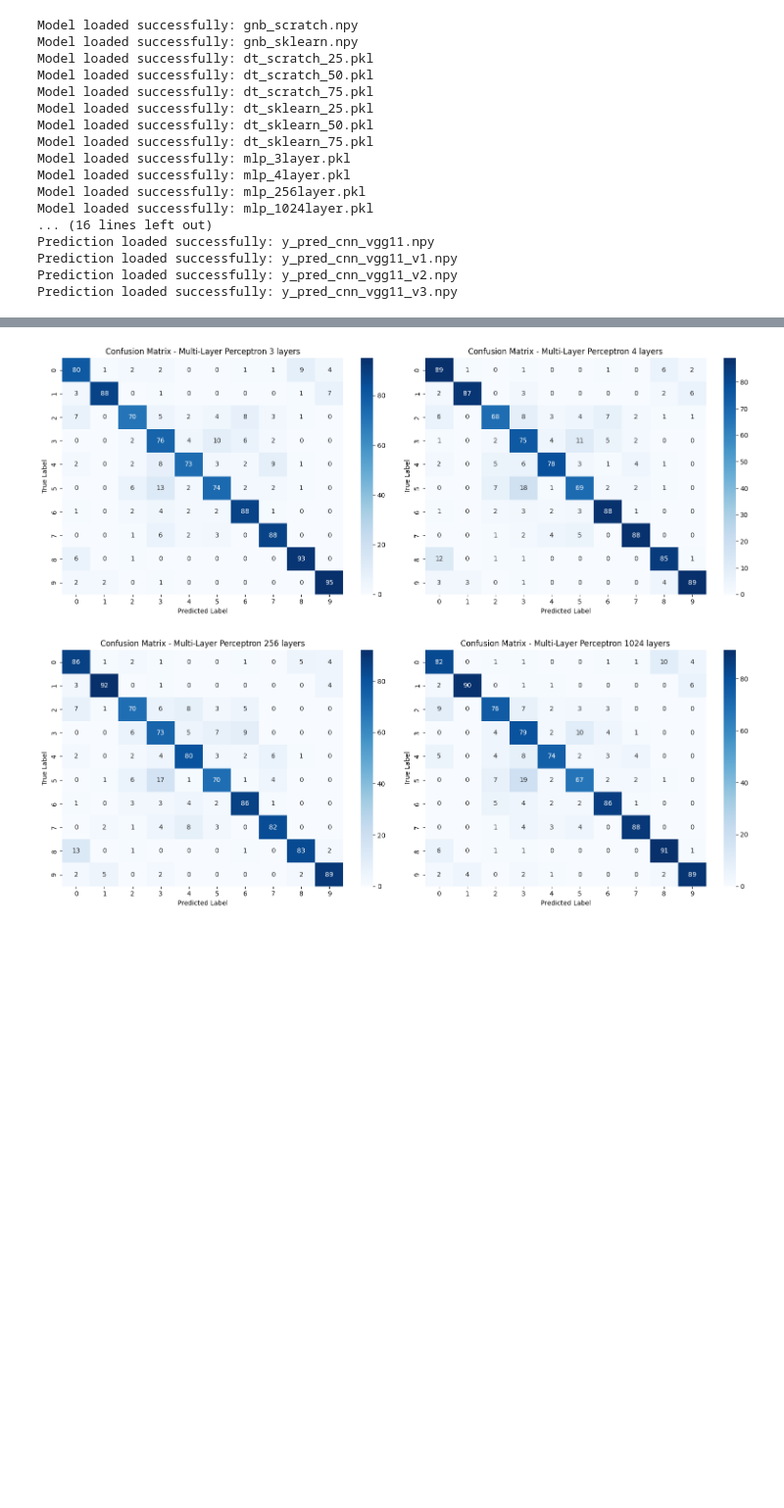
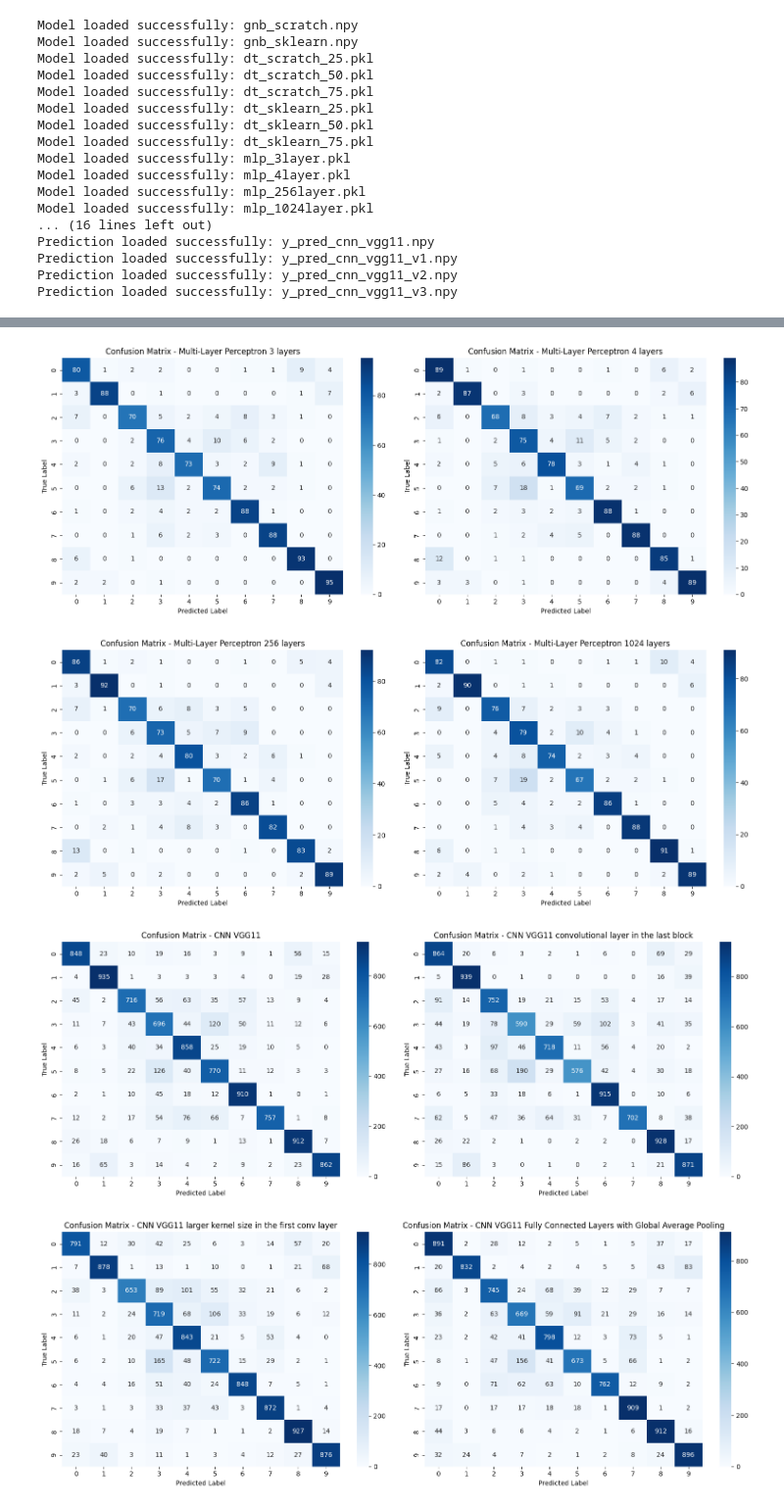
Before and after one commit to Dom-Isbis/ImageClassificationCIFAR-10, a Jupyter notebook: COMP472_CIFAR_10_Image_Classification.ipynb, the cells around one changed output, grey strips where cells are left out. Shown at 98% size. Cells and saved outputs as stored; diff of their text form; code cells hidden in the pictures; blank space fills up the shorter version.

```diff
--- a/COMP472_CIFAR_10_Image_Classification.ipynb
+++ b/COMP472_CIFAR_10_Image_Classification.ipynb
@@ -1039,27 +1051,27 @@ Prediction loaded successfully: y_pred_cnn_vgg11_v3.npy
 # %%
 
 
 
 # Function to plot side-by-side confusion matrices
 scratch_metrics, sklearn_metrics = compare_models(test_labels, y_pred_gnb_scratch, y_pred_gnb_sklearn, "Scratch Naive Bayes", "Scikit-Learn Naive Bayes")
 scratch_metrics, sklearn_metrics = compare_models(test_labels, y_pred_dt_scratch25, y_pred_dt_sklearn25, "Scratch Decision Tree (MaxDepth = 25)", "Scikit-Learn Decision Tree (MaxDepth = 25)")
 scratch_metrics, sklearn_metrics = compare_models(test_labels, y_pred_dt_scratch50, y_pred_dt_sklearn50, "Scratch Decision Tree (MaxDepth = 50)", "Scikit-Learn Decision Tree (MaxDepth = 50)")
 scratch_metrics, sklearn_metrics = compare_models(test_labels, y_pred_dt_scratch75, y_pred_dt_sklearn75, "Scratch Decision Tree (MaxDepth = 75)", "Scikit-Learn Decision Tree (MaxDepth = 75)")
 scratch_metrics, sklearn_metrics = compare_models(test_labels, y_pred_mlp_3layer, y_pred_mlp_4layer, "Multi-Layer Perceptron 3 layers", "Multi-Layer Perceptron 4 layers")
 scratch_metrics, sklearn_metrics = compare_models(test_labels, y_pred_mlp_256layer, y_pred_mlp_1024layer, "Multi-Layer Perceptron 256 layers", "Multi-Layer Perceptron 1024 layers")
-
-
-scratch_metrics, sklearn_metrics = compare_models2(test_labels, y_pred_cnn_vgg11, y_pred_cnn_vgg11_v1, "CNN VGG11", "CNN VGG11 convolutional layer in the last block")
-scratch_metrics, sklearn_metrics = compare_models2(test_labels, y_pred_cnn_vgg11_v2, y_pred_cnn_vgg11_v3, "CNN VGG11 larger kernel size in the first conv layer", "CNN VGG11 Fully Connected Layers with Global Average Pooling")
+scratch_metrics, sklearn_metrics = compare_models(all_labels, y_pred_cnn_vgg11, y_pred_cnn_vgg11_v1, "CNN VGG11", "CNN VGG11 convolutional layer in the last block")
+scratch_metrics, sklearn_metrics = compare_models(all_labels, y_pred_cnn_vgg11_v2, y_pred_cnn_vgg11_v3, "CNN VGG11 larger kernel size in the first conv layer", "CNN VGG11 Fully Connected Layers with Global Average Pooling")
 
 # Evaluate the model
 dataFrameReport(model_metrics)
 
 clear_buffer()
 # %% [output]
 [figure]
 [figure]
 [figure]
 [figure]
 [figure]
 [figure]
+[figure, added]
+[figure, added]
```
Also changed, not shown: parts of 9 cells of this notebook.
